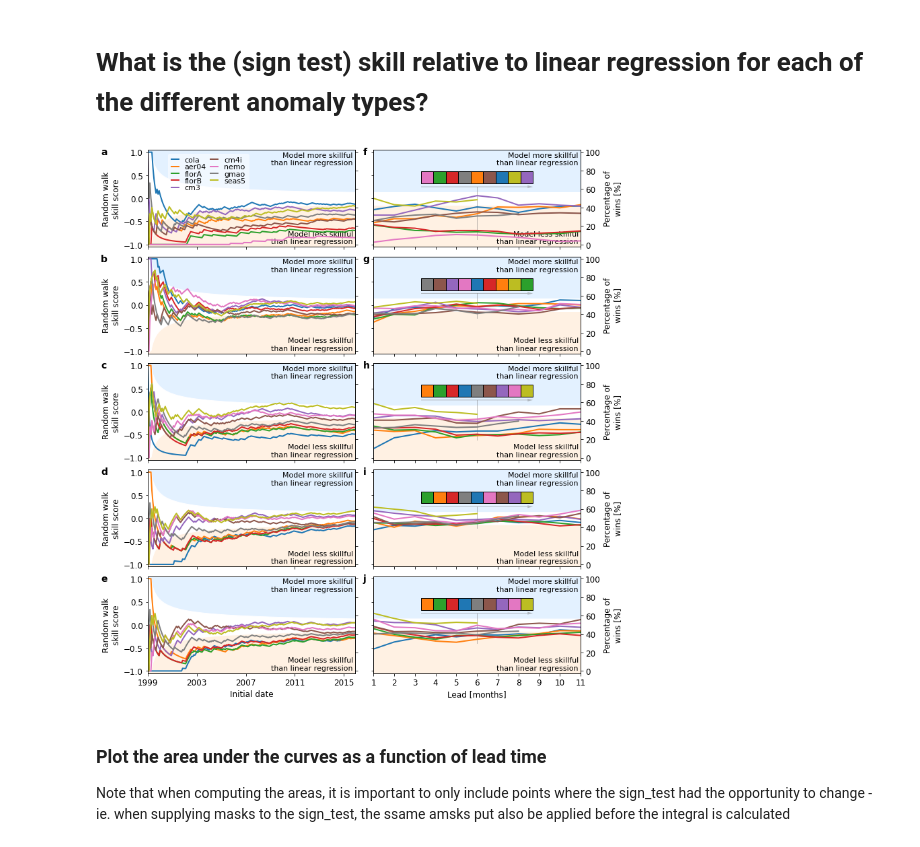
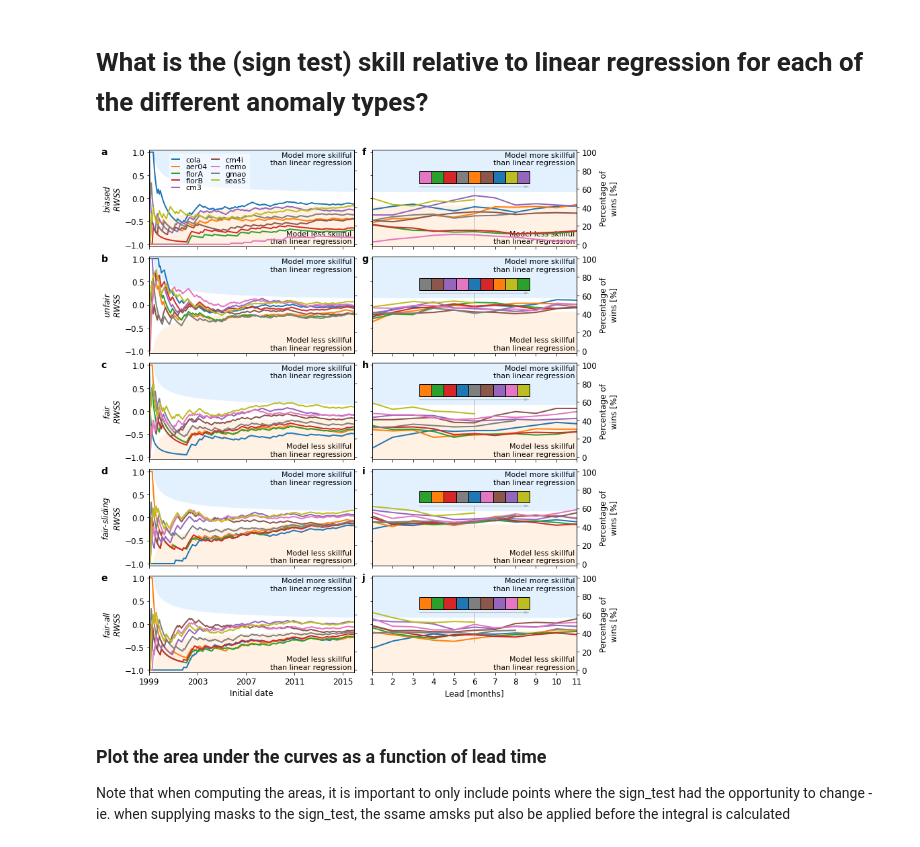
Before and after one commit to dougiesquire/paper_Risbey-Squire_ENSO, a Jupyter notebook: Risbey_Nature.ipynb, the cells around one changed output. Saved outputs shown, nothing was run; the diff lists cells and outputs as text; code cells hidden in the pictures.

```diff
--- a/Risbey_Nature.ipynb
+++ b/Risbey_Nature.ipynb
@@ -2212,7 +2212,7 @@ seas5: cannot reject null hypothesis, at a p-value of 0.01, that distributions a
 # %% [markdown]
 # What is the (sign test) skill relative to linear regression for each of the different anomaly types?
 # %%
-rc_params = {'figure.figsize'      : (9.5, 2),
+rc_params = {'figure.figsize'      : (9.4, 2),
              'axes.titlesize'      : 'medium',
              'font.size'           : 12,
              'font.family'         : 'sans serif',
@@ -2272,7 +2272,9 @@ with mpl.rc_context(rc=rc_params):
 
         ax.set_ylim(-1.05, 1.05)
 #         if (idx == 0) | (idx == 2):
-        ax.set_ylabel('Random walk\nskill score')
+        anom_split = anom.split('-')
+#         ax.set_title('$'+anom_split[0]+('$-$'+anom_split[1]+'$' if len(anom_split) > 1 else '$'))
+        ax.set_ylabel('$'+anom_split[0]+('$-$'+anom_split[1]+'$' if len(anom_split) > 1 else '$')+'\n$RWSS$')
 #         if (idx == 1) | (idx == 3) | (idx == 4):
 #             ax.set_yticklabels([])
         ax.set_xticks([np.datetime64(year) for year in test_period[::48]])
@@ -2310,7 +2312,7 @@ with mpl.rc_context(rc=rc_params):
         ax.text(0.99, 0.02, 'Model less skillful\nthan linear regression',
                 transform=ax.transAxes, fontsize=11, zorder=0, ha='right', va='bottom')
 
-        ax.text(-0.227,0.95,label[idx],fontsize=14,weight="bold",transform=ax.transAxes)
+        ax.text(-0.235,0.95,label[idx],fontsize=14,weight="bold",transform=ax.transAxes)
 
     # RH column ------
     axes_locs = [[0.49,4.4,0.45,1],[0.49,3.3,0.45,1],[0.49,2.2,0.45,1],[0.49,1.1,0.45,1],[0.49,0,0.45,1]]
@@ -2393,35 +2395,35 @@ with mpl.rc_context(rc=rc_params):
 
         ax2 = ax.twinx()  # instantiate a second axes that shares the same x-axis
         ax2.set_ylim(-0.025, 1.025)
 #         if (idx == 1) | (idx == 4):
         ticks = np.arange(0,1.1,0.2)
         ax2.set_yticks(ticks)
         ax2.set_yticklabels([int(100*t) if int(10*t)%2==0 else '' for t in ticks])
         ax2.set_ylabel('Percentage of\nwins [%]')
 #         if (idx == 0) | (idx == 2) | (idx == 3):
 #             ax2.set_yticks(np.arange(0,1.1,0.1))
 #             ax2.set_yticklabels([])
 
         # Shade regions ------
         ymin, ymax = ax.get_ylim()
         xmin, xmax = ax.get_xlim()
         ax.fill_between((xmin, xmax), (0, 0), (ymax, ymax),
                          facecolor=upper_color, linewidth=0.0, zorder=0)
         ax.fill_between((xmin, xmax), (ymin, ymin), (0, 0),
                          facecolor=lower_color, linewidth=0.0, zorder=0)
 #         ax.text(1.2,0.79,'Model more skillful than \nlinear regression', fontsize=11, zorder=0)
 #         ax.text(1.2,-0.96,'Model less skillful than \nlinear regression', fontsize=11, zorder=0)
         ax.text(0.99, 0.98, 'Model more skillful\nthan linear regression',
                 transform=ax.transAxes, fontsize=11, zorder=0, ha='right', va='top')
         ax.text(0.99, 0.02, 'Model less skillful\nthan linear regression',
                 transform=ax.transAxes, fontsize=11, zorder=0, ha='right', va='bottom')
 
         ax.text(-0.05,0.95,label[idx],fontsize=14,weight="bold",transform=ax.transAxes)
 
     # plt.savefig(saveloc + 'nino34_linR_biased-cheat-fair-fairslide-fairall_lead3_and_integral.eps', format='eps', bbox_inches='tight')
-    plt.savefig(saveloc + 'nino34_linR_biased-cheat-fair-fairslide-fairall_lead3_and_integral.pdf', format='pdf', bbox_inches='tight')
+    # plt.savefig(saveloc + 'nino34_linR_biased-cheat-fair-fairslide-fairall_lead3_and_integral.pdf', format='pdf', bbox_inches='tight')
 # %% [output]
-[figure, old version]
+[figure, new version]
 # %% [markdown]
 ### Plot the area under the curves as a function of lead time
 Note that when computing the areas, it is important to only include points where the sign_test had the opportunity to change - ie. when supplying masks to the sign_test, the ssame amsks put also be applied before the integral is calculated
```
Also changed, not shown: parts of 4 cells of this notebook.
